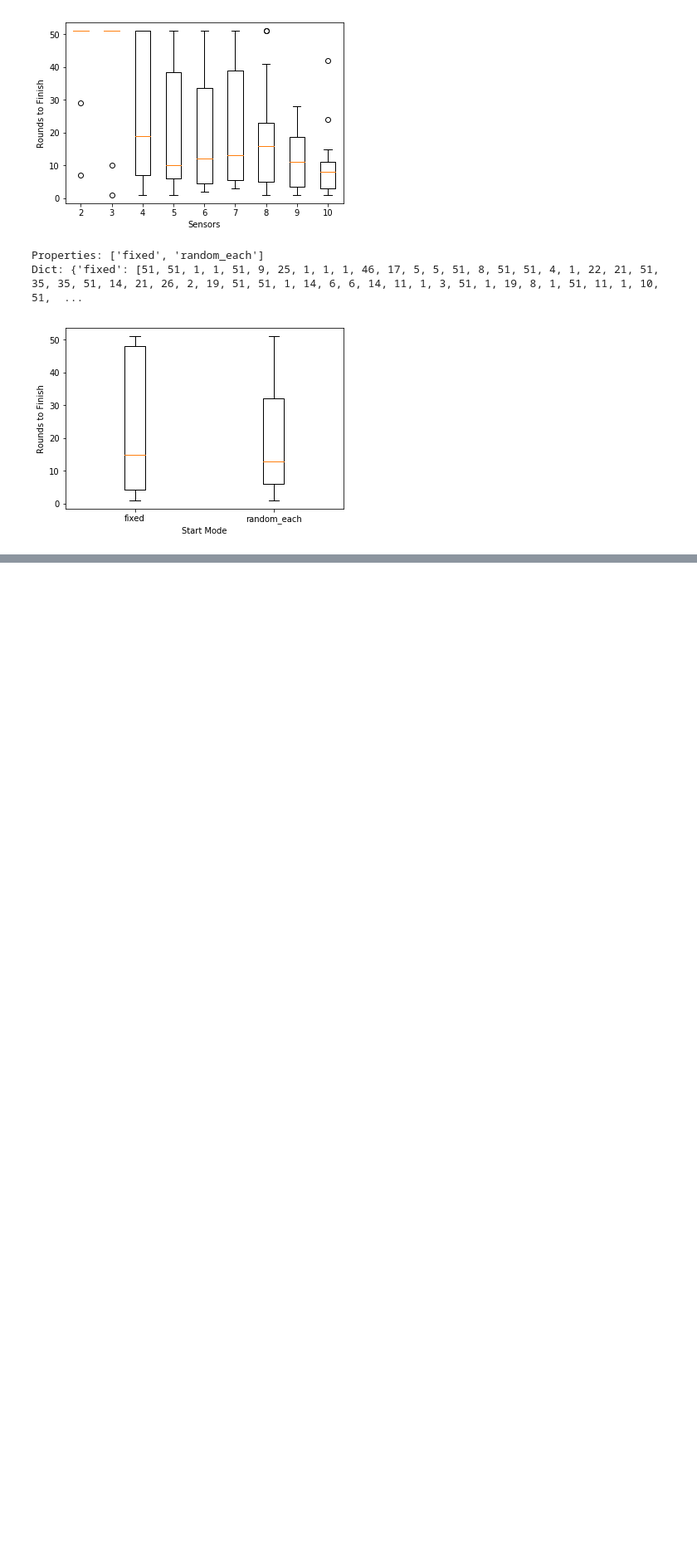
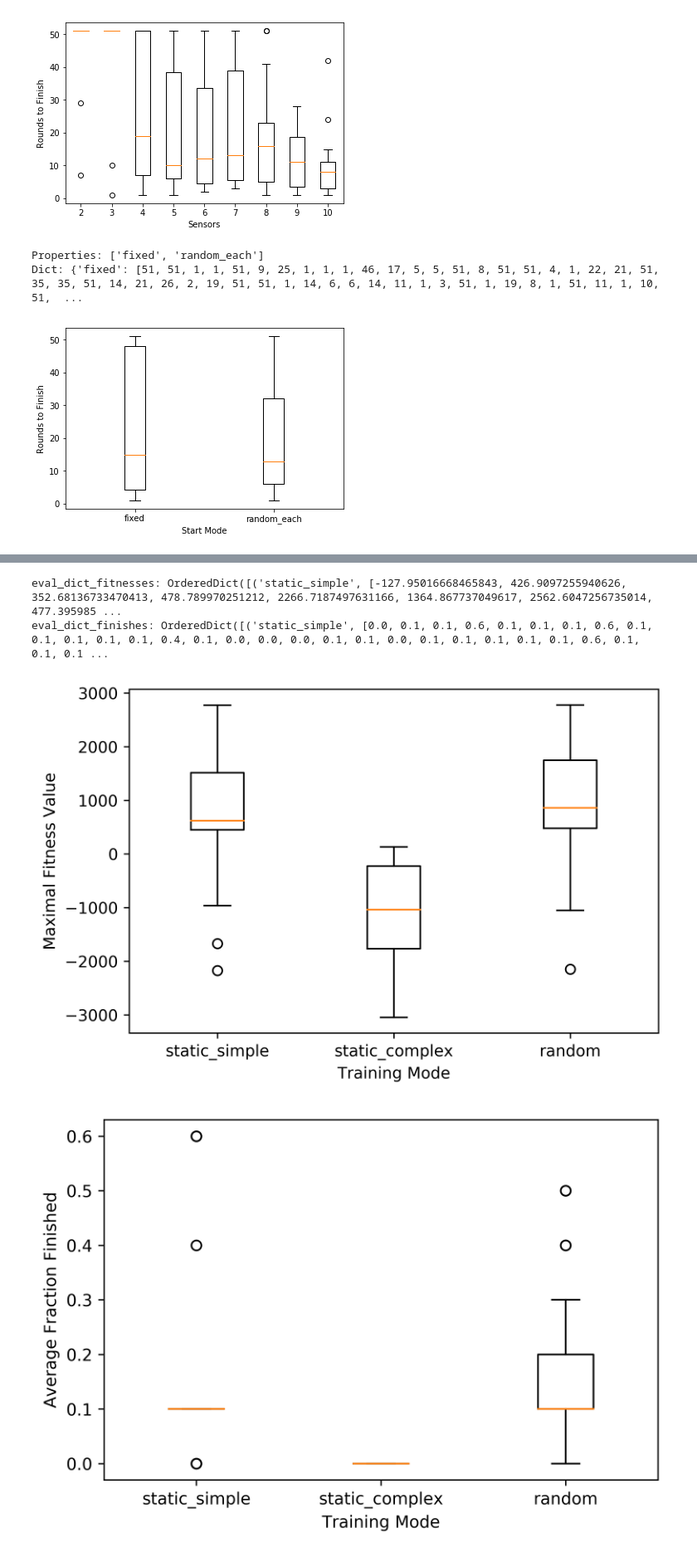
Before and after one commit to sleighsoft/genetic-gaming, a Jupyter notebook: Evaluation.ipynb, the cells around one changed output, grey strips where cells are left out. Shown at 83% size. Cells and saved outputs as stored; diff of their text form; code cells hidden in the pictures; blank space fills up the shorter version.

Commit message:
Add support for static and dynamic maps

```diff
--- a/Evaluation.ipynb
+++ b/Evaluation.ipynb
@@ -123,0 +144,57 @@ Dict: {'fixed': [51, 51, 1, 1, 51, 9, 25, 1, 1, 1, 46, 17, 5, 5, 51, 8, 51, 51,
+# %%
+from statistics import median
+
+def plot_percentage_finished(base_path):
+    paths = glob.glob(base_path + '*')
+    properties = ['static', 'static_simple', 'random']
+
+    eval_dict_fitnesses = {}
+    eval_dict_finishes = {}
+    for property_ in properties:
+        median_fitnesses = [] # What is the median fitness across the maps?
+        finish_percentages = [] # What is the average number of cars that finish?
+        mutation_paths = glob.glob(base_path + str(property_))
+        for path in mutation_paths:
+            if os.path.isfile(path + "/finish_history.json"):
+                median_fitness = max(json.load(open(path + "/fitness_history.json"))[0])
+                finish_percentage = json.load(open(path + "/finish_history.json"))[-1]
+                finish_percentage = sum(finish_percentage)/len(finish_percentage)
+                if median_fitness > -1000000:
+                    median_fitnesses.append(median_fitness)
+                finish_percentages.append(finish_percentage)
+        eval_dict_fitnesses[property_] = median_fitnesses
+        eval_dict_finishes[property_] = finish_percentages
+    eval_dict_fitnesses['static_complex'] = eval_dict_fitnesses['static']
+    eval_dict_finishes['static_complex'] = eval_dict_finishes['static']
+    del eval_dict_fitnesses['static']
+    del eval_dict_finishes['static']
+
+    ordered_data_fitnesses = collections.OrderedDict()
+    ordered_data_finishes = collections.OrderedDict()
+    for k in ['static_simple', 'static_complex', 'random']:
+        ordered_data_fitnesses[k] = eval_dict_fitnesses[k]
+        ordered_data_finishes[k] = eval_dict_finishes[k]
+
+    print("eval_dict_fitnesses: " + str(ordered_data_fitnesses))
+    print("eval_dict_finishes: " + str(ordered_data_finishes))
+
+    # Maximal Fitness Values
+    plt.boxplot(ordered_data_fitnesses.values())
+    plt.xlabel("Training Mode")
+    plt.ylabel("Maximal Fitness Value")
+    plt.xticks(list(range(1, len(ordered_data_fitnesses.keys())+1)), ordered_data_fitnesses.keys())
+    plt.show()
+
+    # Average Percentage Finished
+    plt.boxplot(ordered_data_finishes.values())
+    plt.xlabel("Training Mode")
+    plt.ylabel("Average Fraction Finished")
+    plt.xticks(list(range(1, len(ordered_data_finishes.keys())+1)), ordered_data_finishes.keys())
+    plt.show()
+
+plot_percentage_finished(base_path='07-Mar-2018_*rounds_50_num_networks_10evalround_0_test9_seed_*_mode_')
+# %% [output]
+eval_dict_fitnesses: OrderedDict([('static_simple', [-127.95016668465843, 426.9097255940626, 352.68136733470413, 478.789970251212, 2266.7187497631166, 1364.867737049617, 2562.6047256735014, 477.395985 ...
+eval_dict_finishes: OrderedDict([('static_simple', [0.0, 0.1, 0.1, 0.6, 0.1, 0.1, 0.1, 0.6, 0.1, 0.1, 0.1, 0.1, 0.1, 0.4, 0.1, 0.0, 0.0, 0.0, 0.1, 0.1, 0.0, 0.1, 0.1, 0.1, 0.1, 0.1, 0.6, 0.1, 0.1, 0.1 ...
+[figure, added]
+[figure, added]
```
Also changed, not shown: parts of 3 cells of this notebook, 2 other files.
